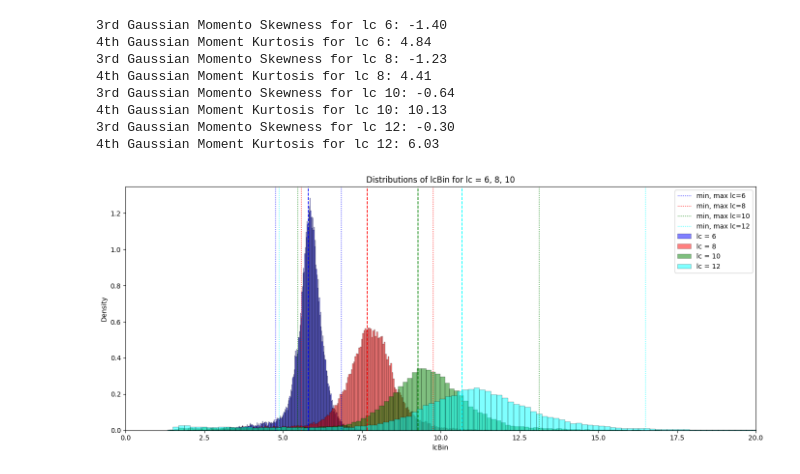
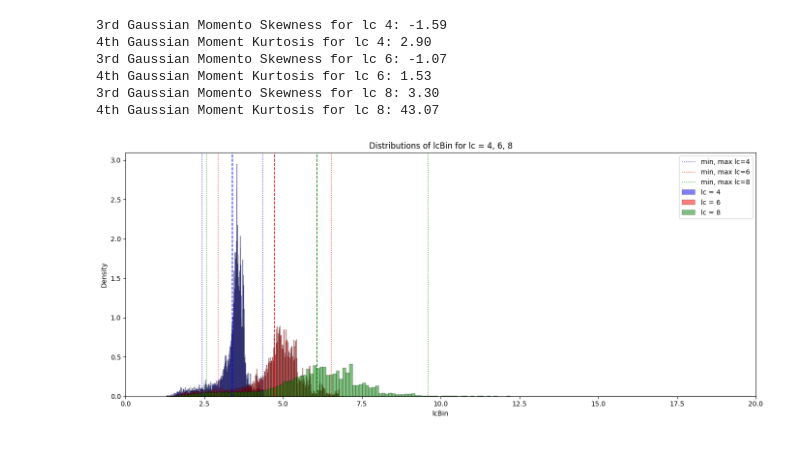
Before and after one commit to XxkmoxX/ml-permeability-prediction, a Jupyter notebook: notebooks/3D_exploratory_data_analisys.ipynb, the cells around one changed output. Cells and saved outputs as stored; diff of their text form; code cells hidden in the pictures.

```diff
--- a/notebooks/3D_exploratory_data_analisys.ipynb
+++ b/notebooks/3D_exploratory_data_analisys.ipynb
@@ -6,8 +6,8 @@ import matplotlib.pyplot as plt
 import seaborn as sns
 from scipy.stats import skew, kurtosis
 
-bins=300
-data = pd.read_csv('/home/chris/projects/ml-permeability-prediction/raw_data/ind_output_3D_v4.csv')
+bins= 300
+data = pd.read_csv('/home/chris/projects/ml-perm-prediction_laptop/raw_data/ind_3D_v6_exp.csv')
 
 def calculate_stats(data, lc_value, column='lcBin'):
     subset = data[data['lc'] == lc_value]
@@ -19,42 +19,40 @@ def calculate_stats(data, lc_value, column='lcBin'):
     kurt = kurtosis(subset[column])
     return subset, mean, std, minlim, maxlim, skewness, kurt
 
-lc_values = [6,8,10,12]
+lc_values = [4,6,8]
 
 stats = {}
 for lc in lc_values:
     stats[lc] = calculate_stats(data, lc)
 
 # Filter data by connectivity structure
 data_ics = data[data['con'] == 1]
 data_hcs = data[data['con'] == 2]
 data_lcs = data[data['con'] == 3]
 
 plt.figure(figsize=(14, 6))
 colors = ['blue', 'red', 'green', 'cyan']
 for i, lc in enumerate(lc_values):
     subset, mean, std, minlim, maxlim, skewness, kurt = stats[lc]
     sns.histplot(subset['lcBin'], bins=bins, kde=False, color=colors[i], alpha=0.5, label=f'lc = {lc}', stat="density")
     plt.axvline(x=mean, color=colors[i], linewidth=1.2, linestyle='--')
     plt.axvline(x=minlim, color=colors[i], linewidth=1, linestyle=':', label=f'min, max lc={lc}')
     plt.axvline(x=maxlim, color=colors[i], linewidth=1, linestyle=':')
     print(f'3rd Gaussian Momento Skewness for lc {lc}: {skewness:.2f}')
     print(f'4th Gaussian Moment Kurtosis for lc {lc}: {kurt:.2f}')
 
 plt.legend()
 plt.xlabel('lcBin')
 #plt.ylabel('Relative frequency')
 plt.title(f'Distributions of lcBin for lc = {lc_values[0]}, {lc_values[1]}, {lc_values[2]}')#, {lc_values[3]}')
 plt.xlim(0, 20)
 plt.tight_layout()
 plt.show()
 # %% [output]
-3rd Gaussian Momento Skewness for lc 6: -1.40
-4th Gaussian Moment Kurtosis for lc 6: 4.84
-3rd Gaussian Momento Skewness for lc 8: -1.23
-4th Gaussian Moment Kurtosis for lc 8: 4.41
-3rd Gaussian Momento Skewness for lc 10: -0.64
-4th Gaussian Moment Kurtosis for lc 10: 10.13
-3rd Gaussian Momento Skewness for lc 12: -0.30
-4th Gaussian Moment Kurtosis for lc 12: 6.03
+3rd Gaussian Momento Skewness for lc 4: -1.59
+4th Gaussian Moment Kurtosis for lc 4: 2.90
+3rd Gaussian Momento Skewness for lc 6: -1.07
+4th Gaussian Moment Kurtosis for lc 6: 1.53
+3rd Gaussian Momento Skewness for lc 8: 3.30
+4th Gaussian Moment Kurtosis for lc 8: 43.07
-[figure, old version]
+[figure, new version]
```
Also changed, not shown: parts of 7 cells of this notebook.
